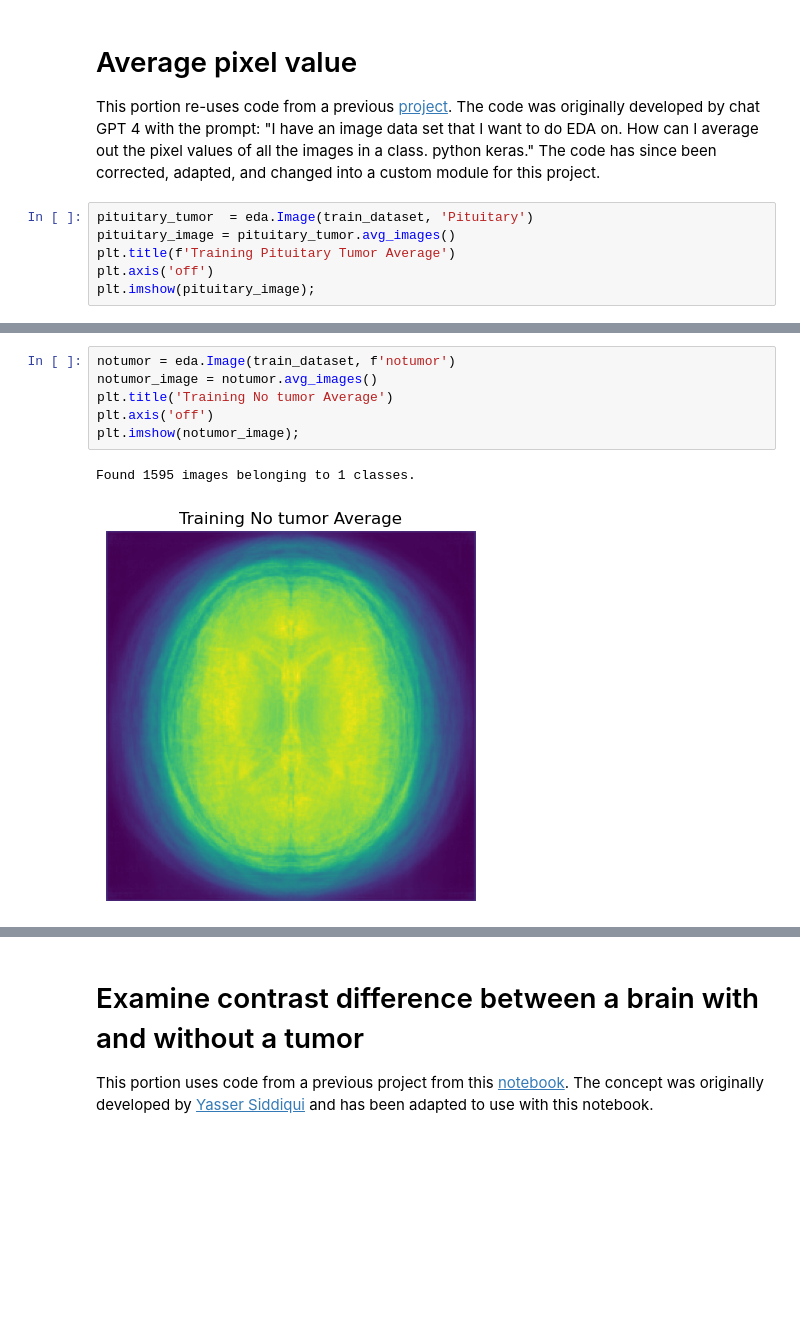
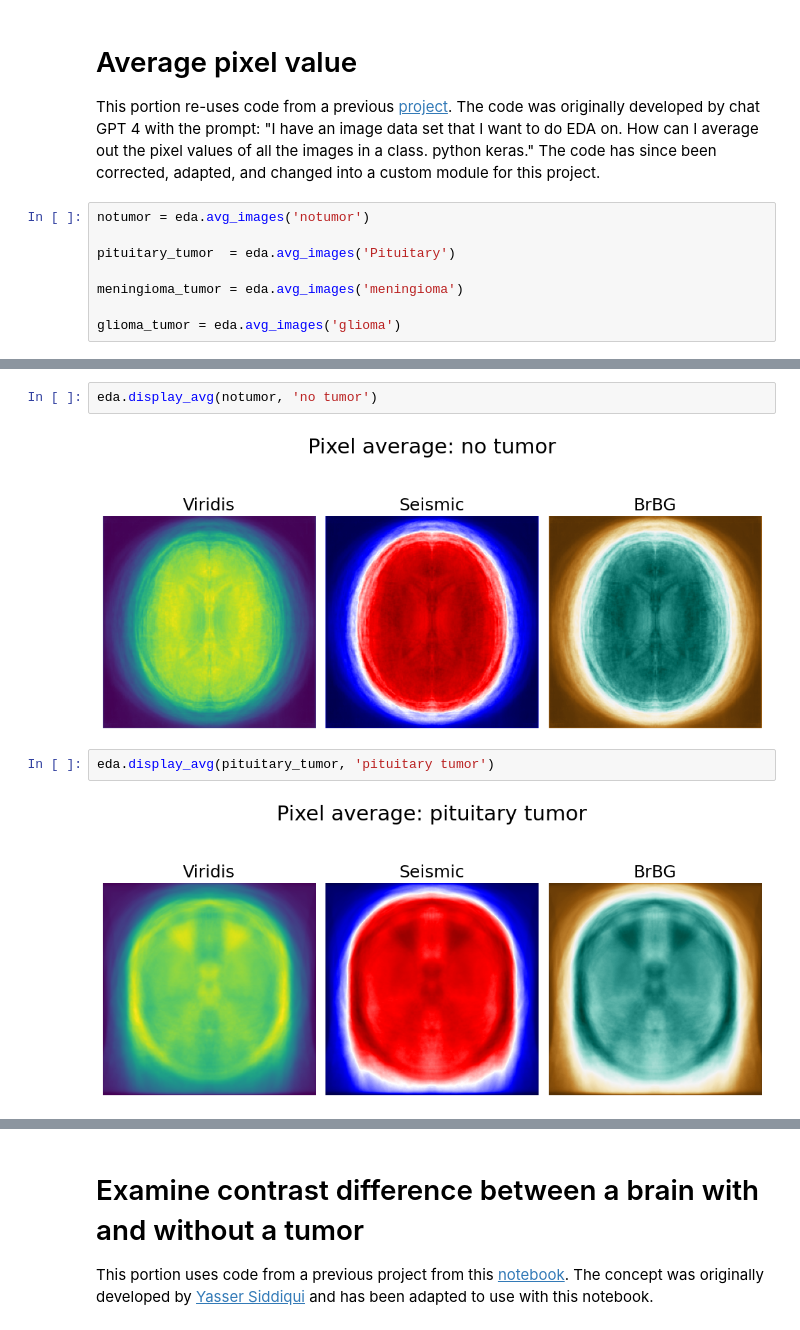
Before and after one commit to DerikVo/Brain_tumor_classification, a Jupyter notebook: Notebooks/01_EDA.ipynb, the cells around one changed output, grey strips where cells are left out. Saved outputs shown, nothing was run; the diff lists cells and outputs as text; blank space fills up the shorter version.

Commit message:
removed the class for images for a stand alone function, add default parameters for functions

```diff
--- a/Notebooks/01_EDA.ipynb
+++ b/Notebooks/01_EDA.ipynb
@@ -55,9 +55,11 @@ pituitary has 300 files
 # Average pixel value
 This portion re-uses code from a previous [project](https://github.com/DerikVo/DSI_project_4_plant_disease/blob/main/notebooks/01_Potato_PlantVillageEDA.ipynb). The code was originally developed by chat GPT 4 with the prompt:  "I have an image data set that I want to do EDA on. How can I average out the pixel values of all the images in a class. python keras." The code has since been corrected, adapted, and changed into a custom module for this project.
 # %%
-pituitary_tumor  = eda.Image(train_dataset, 'Pituitary')
-pituitary_image = pituitary_tumor.avg_images()
-plt.title(f'Training Pituitary Tumor Average')
-plt.axis('off')
-plt.imshow(pituitary_image);
+notumor = eda.avg_images('notumor')
+
+pituitary_tumor  = eda.avg_images('Pituitary')
+
+meningioma_tumor = eda.avg_images('meningioma')
+
+glioma_tumor = eda.avg_images('glioma')
 # %% [output]
@@ -84,9 +70,8 @@ Found 1321 images belonging to 1 classes.
-# %%
-notumor = eda.Image(train_dataset, f'notumor')
-notumor_image = notumor.avg_images()
-plt.title('Training No tumor Average')
-plt.axis('off')
-plt.imshow(notumor_image);
-# %% [output]
-Found 1595 images belonging to 1 classes.
-[figure, removed]
+# %%
+eda.display_avg(notumor, 'no tumor')
+# %% [output]
+[figure, added]
+# %%
+eda.display_avg(pituitary_tumor, 'pituitary tumor')
+# %% [output]
+[figure, added]
```
Also changed, not shown: parts of 16 cells of this notebook, 15 other files.
